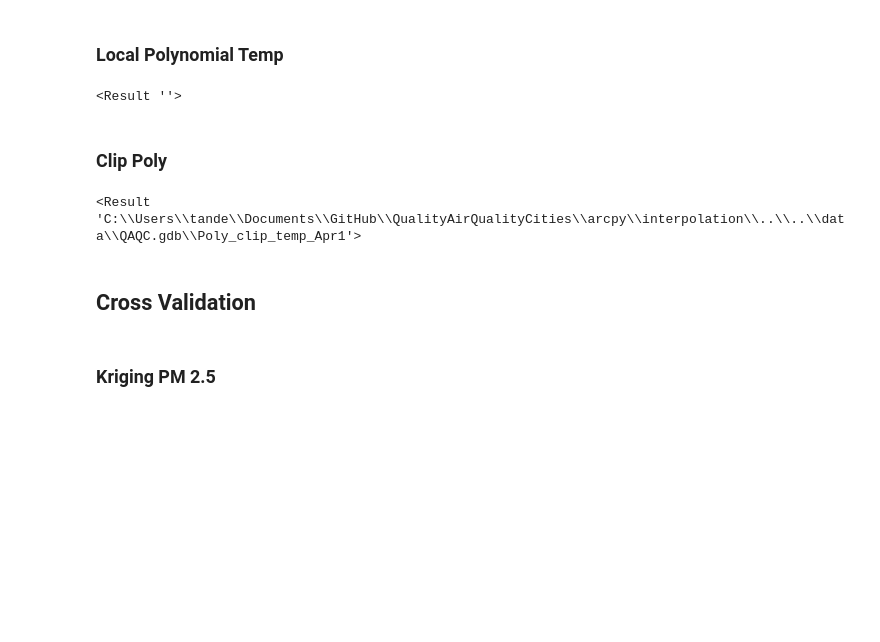
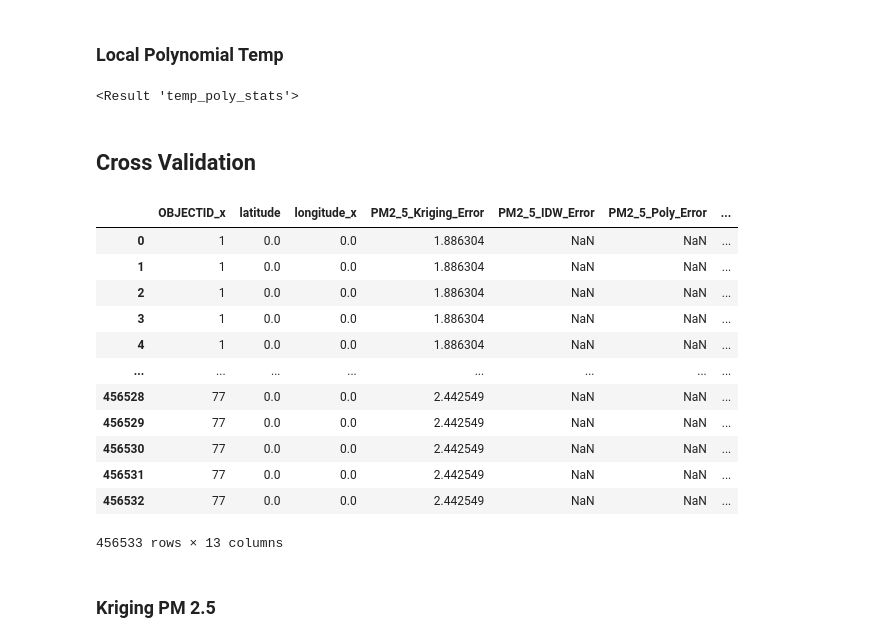
Before and after one commit to RTGS-Lab/QualityAirQualityCities, a Jupyter notebook: arcpy/interpolation/PM_Interpolation_SINGLE_SENSOR.ipynb, the cells around one changed output. Drawn from its saved outputs; the diff is of its cells as text; code cells hidden in the pictures; blank space fills up the shorter version.

```diff
--- a/arcpy/interpolation/PM_Interpolation_SINGLE_SENSOR.ipynb
+++ b/arcpy/interpolation/PM_Interpolation_SINGLE_SENSOR.ipynb
@@ -266,7 +191,7 @@ out_poly_temp_raster = "Poly_temp_Apr1"
 arcpy.ga.LocalPolynomialInterpolation(
     in_features="stations_XYTableToPoint",
     z_field="temperature",
-    out_ga_layer=None,
+    out_ga_layer="temp_poly_stats",
     out_raster=out_poly_temp_raster,
     cell_size=0.000932919999999967,
     power=1,
@@ -279,23 +204,27 @@ arcpy.ga.LocalPolynomialInterpolation(
     output_type="PREDICTION"
 )
 # %% [output]
-<Result ''>
+<Result 'temp_poly_stats'>
-# %% [markdown]
-### Clip Poly
-# %%
-out_clip_poly_temp_raster = "Poly_clip_temp_Apr1"
-arcpy.management.Clip(
-    in_raster=out_poly_temp_raster,
-    rectangle="-93.32910837 44.8905885090001 -93.194328522 45.0512462900001",
-    out_raster=out_clip_poly_temp_raster,
-    in_template_dataset='mpls_boundary',
-    nodata_value="3.4e+38",
-    clipping_geometry="NONE",
-    maintain_clipping_extent="NO_MAINTAIN_EXTENT"
-)
-# %% [output]
-<Result 'C:\\Users\\tande\\Documents\\GitHub\\QualityAirQualityCities\\arcpy\\interpolation\\..\\..\\data\\QAQC.gdb\\Poly_clip_temp_Apr1'>
 # %% [markdown]
 ## Cross Validation
+# %%
+#creating an empty data frame to hold the rmse errors
+rmse_df = pd.DataFrame(columns=['OBJECTID', 'latitude', 'longitude', "PM2_5_Kriging_Error", "PM2_5_IDW_Error", "PM2_5_Poly_Error", "Temp_Kriging_Error", "Temp_IDW_Error", "Temp_Poly_Error"])
+# %%
+rmse_df
+# %% [output]
+|  | OBJECTID_x | latitude | longitude_x | PM2_5_Kriging_Error | PM2_5_IDW_Error | PM2_5_Poly_Error | ... |
+| 0 | 1 | 0.0 | 0.0 | 1.886304 | NaN | NaN | ... |
+| 1 | 1 | 0.0 | 0.0 | 1.886304 | NaN | NaN | ... |
+| 2 | 1 | 0.0 | 0.0 | 1.886304 | NaN | NaN | ... |
+| 3 | 1 | 0.0 | 0.0 | 1.886304 | NaN | NaN | ... |
+| 4 | 1 | 0.0 | 0.0 | 1.886304 | NaN | NaN | ... |
+| ... | ... | ... | ... | ... | ... | ... | ... |
+| 456528 | 77 | 0.0 | 0.0 | 2.442549 | NaN | NaN | ... |
+| 456529 | 77 | 0.0 | 0.0 | 2.442549 | NaN | NaN | ... |
+| 456530 | 77 | 0.0 | 0.0 | 2.442549 | NaN | NaN | ... |
+| 456531 | 77 | 0.0 | 0.0 | 2.442549 | NaN | NaN | ... |
+| 456532 | 77 | 0.0 | 0.0 | 2.442549 | NaN | NaN | ... |
+456533 rows × 13 columns
 # %% [markdown]
 ### Kriging PM 2.5
```
Also changed, not shown: parts of 39 cells of this notebook.
